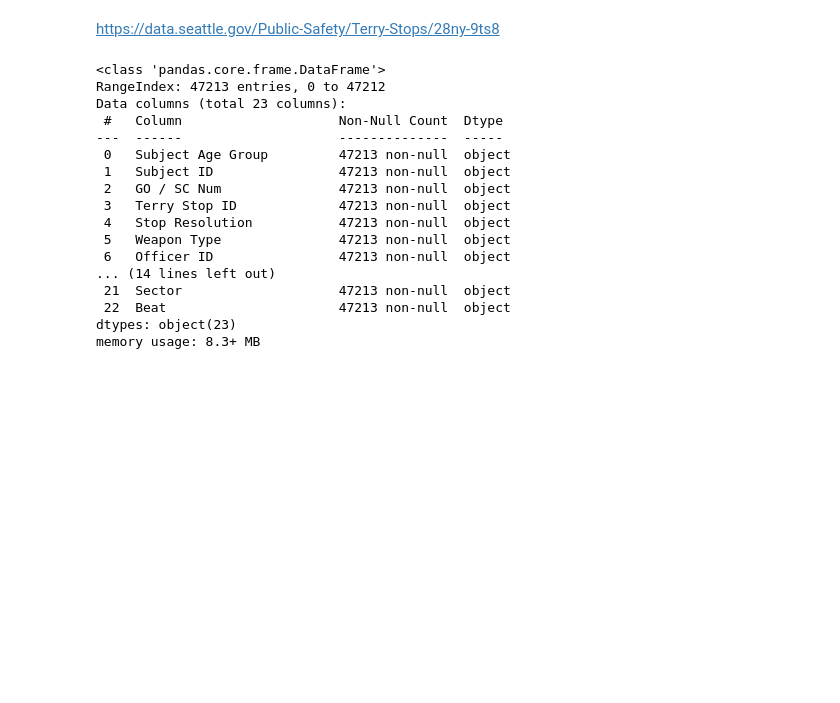
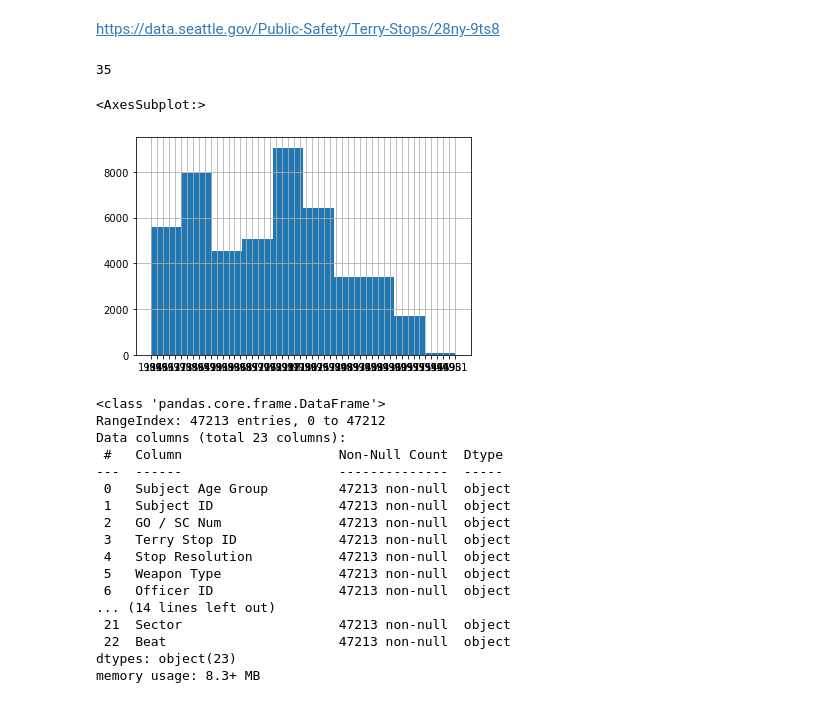
Before and after one commit to sethnlewis/Policing-Bias, a Jupyter notebook: analysis/EDA.ipynb, the cells around one changed output. Drawn from its saved outputs; the diff is of its cells as text; code cells hidden in the pictures; blank space fills up the shorter version.

```diff
--- a/analysis/EDA.ipynb
+++ b/analysis/EDA.ipynb
@@ -26 +32,17 @@ RANDOM_STATE = 100
+# %%
+# Calculate Officer Age
+#if 'Officer YOB' in df.columns:
+df['Reported Date'] = df['Reported Date'].astype('datetime64')
+df['Officer YOB'] = df['Officer YOB'].astype('int')
+df['Officer Age'] = df['Reported Date'].apply(lambda x: x.year) - df['Officer YOB']
+#df['Officer Age'] = df['Officer Age'].apply(lambda x: np.nan if x > 100 else x)
+
+df.loc[df['Officer Age']>80, 'Officer Age'].value_counts().sum()
+# %% [output]
+35
+# %%
+df['Officer YOB'].hist()
+# %% [output]
+<AxesSubplot:>
+[figure, added]
 # %%
```
Also changed, not shown: parts of 21 cells of this notebook, 1 other file.
